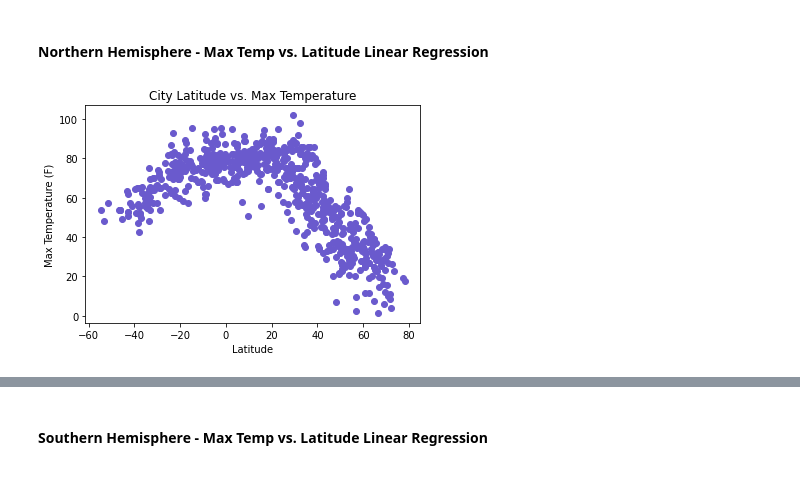
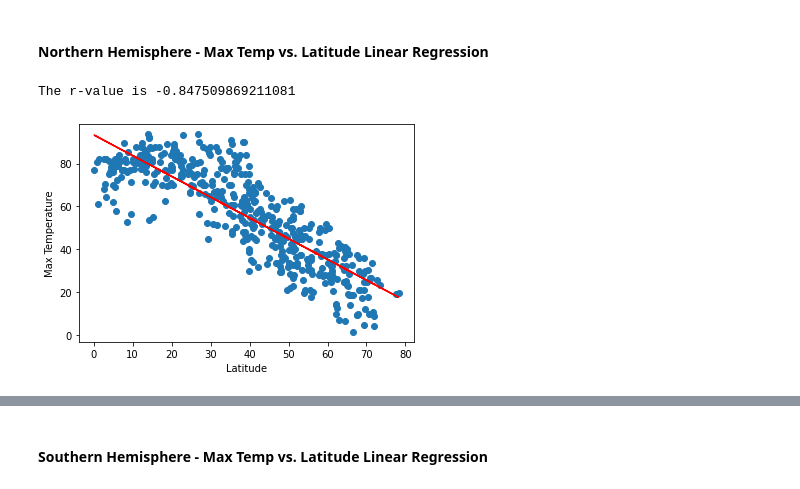
Before and after one commit to sreeven/Bootcamp, a Jupyter notebook: python-api-challenge/WeatherPy/WeatherPy.ipynb, the cells around one changed output, grey strips where cells are left out. Saved outputs shown, nothing was run; the diff lists cells and outputs as text; code cells hidden in the pictures.

Commit message:
final regress plots

```diff
--- a/python-api-challenge/WeatherPy/WeatherPy.ipynb
+++ b/python-api-challenge/WeatherPy/WeatherPy.ipynb
@@ -179,2 +237,5 @@ plt.show()
+# %%
+north = city_info.loc[city_info['Latitude']>0]
+south = city_info.loc[city_info['Latitude']<0]
 # %% [markdown]
 ####  Northern Hemisphere - Max Temp vs. Latitude Linear Regression
@@ -194,12 +242,7 @@ def plot_regress(x,y):
 # %%
-plot_regress(city_info["Latitude"],city_info["Max Temperature"])
-plt.ylabel("Max Temperate (F)")
+plot_regress(north["Latitude"],north["Max Temperature"])
+plt.ylabel("Max Temperature")
+plt.show()
+# %% [output]
+The r-value is -0.847509869211081
+[figure, added]
-# %%
-plt.scatter(city_info["Latitude"],city_info["Max Temperature"],facecolors="slateblue")
-plt.title("City Latitude vs. Max Temperature")
-plt.xlabel("Latitude")
-plt.ylabel("Max Temperature (F)")
-plt.savefig('../output/Lat_vs_temp_scatter')
-plt.show()
-# %% [output]
-[figure, removed]
```
Also changed, not shown: parts of 27 cells of this notebook, 4 other files.
